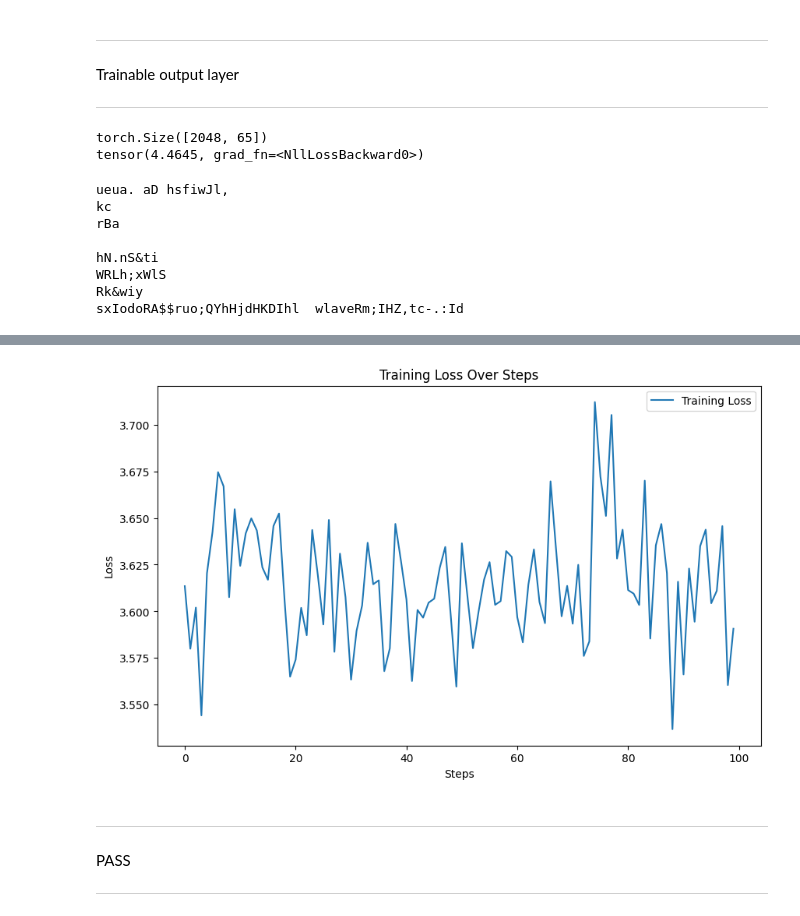
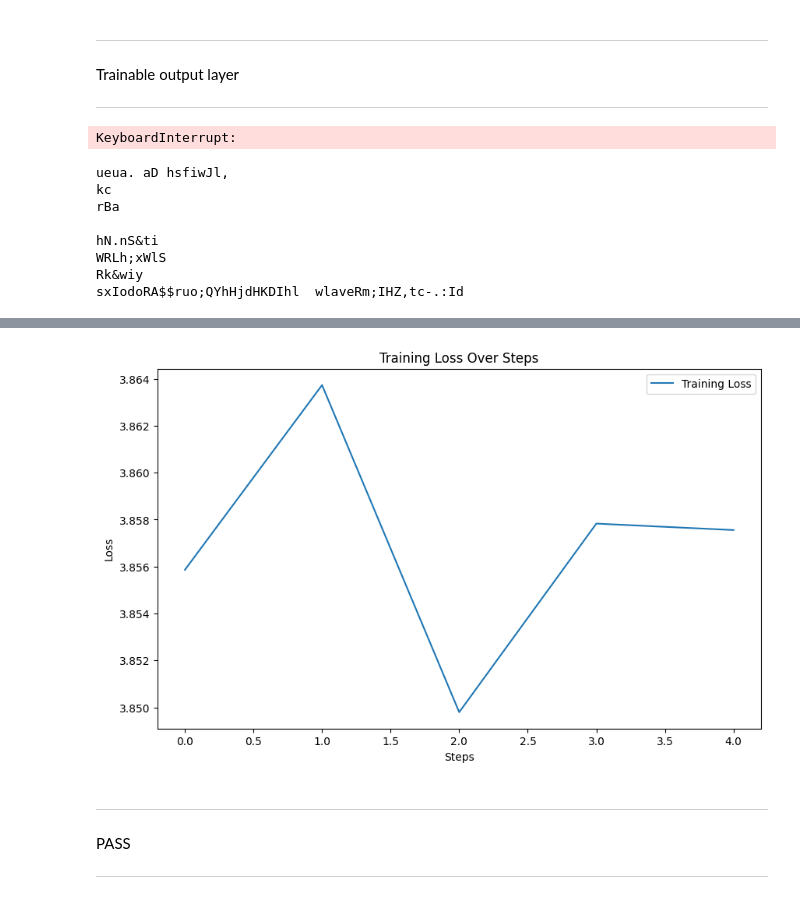
Before and after one commit to FreshMedlar/SpikingReservoir, a Jupyter notebook: resTokenShift.ipynb, the cells around one changed output, grey strips where cells are left out. Cells and saved outputs as stored; diff of their text form; code cells hidden in the pictures.

```diff
--- a/resTokenShift.ipynb
+++ b/resTokenShift.ipynb
@@ -287,8 +279,8 @@ class SingleLayerNN(nn.Module):
         # x = self.tanh(x)
         # output = self.linear2(x)
 
-        output = self.linear(x)
-
+        x = self.linear(x)
+        output = torch.tanh(x)
 
         # print(output.shape)
 
@@ -303,7 +295,7 @@ class SingleLayerNN(nn.Module):
 
         return output, loss
 
-    def create_reservoir(self, N_res=3000, eta=0.05):
+    def create_reservoir(self, N_res=3000, eta=0.01):
         def uniform_rvs(size):
             return np.random.uniform(low=-1.0, high=1.0, size=size)
         # Generate a sparse matrix with uniform random values in [-1, 1]
@@ -321,7 +313,7 @@ class SingleLayerNN(nn.Module):
         W_res = torch.from_numpy(W_dense)
         W_res = W_res.to(torch.float32)
         self.W_res = W_res
-        return None
+        return 0
 
     def generate(self, idx, max_new_tokens):
         # idx is (B, T) array of indices in the current context
@@ -344,10 +336,9 @@ output, loss = model.reservoir_forward(xb, yb)
 print(output.shape)
 print(loss)
 # %% [output]
-torch.Size([2048, 65])
-tensor(4.4645, grad_fn=<NllLossBackward0>)
+KeyboardInterrupt:
 # %%
-optimizer = torch.optim.AdamW(model.parameters(), lr=1e-4)
+optimizer = torch.optim.AdamW(model.parameters(), lr=3e-5)
 # %%
 print(decode(model.generate(idx = torch.zeros((1, 1), dtype=torch.long), max_new_tokens=100)[0].tolist()))
 # %% [output]
@@ -366,8 +357,8 @@ import matplotlib.pyplot as plt
 loss_values = []
 
 batch_size = 4
-block_size = 512
-for steps in range(100):  # Increase the number of steps for good results...
+block_size = 16384
+for steps in range(5):  # Increase the number of steps for good results...
 
     # Sample a batch of data
     xb, yb = get_batch('train', block_size, batch_size)
@@ -376,6 +367,7 @@ for steps in range(100):  # Increase the number of steps for good results...
     logits, loss = model.reservoir_forward(xb, yb)
     optimizer.zero_grad(set_to_none=True)
     loss.backward()
+    torch.nn.utils.clip_grad_norm_(model.parameters(), max_norm=1.0)
     optimizer.step()
 
     # Append the loss value to the list
@@ -413,4 +393,4 @@ Step 100, Loss: 3.5906782150268555
-[figure, old version]
+[figure, new version]
 # %%
 # Calculate the moving average of the loss values
 window_size = 10  # You can adjust the window size for smoother/rougher averaging
```
Also changed, not shown: parts of 3 cells of this notebook, 1 other file.
